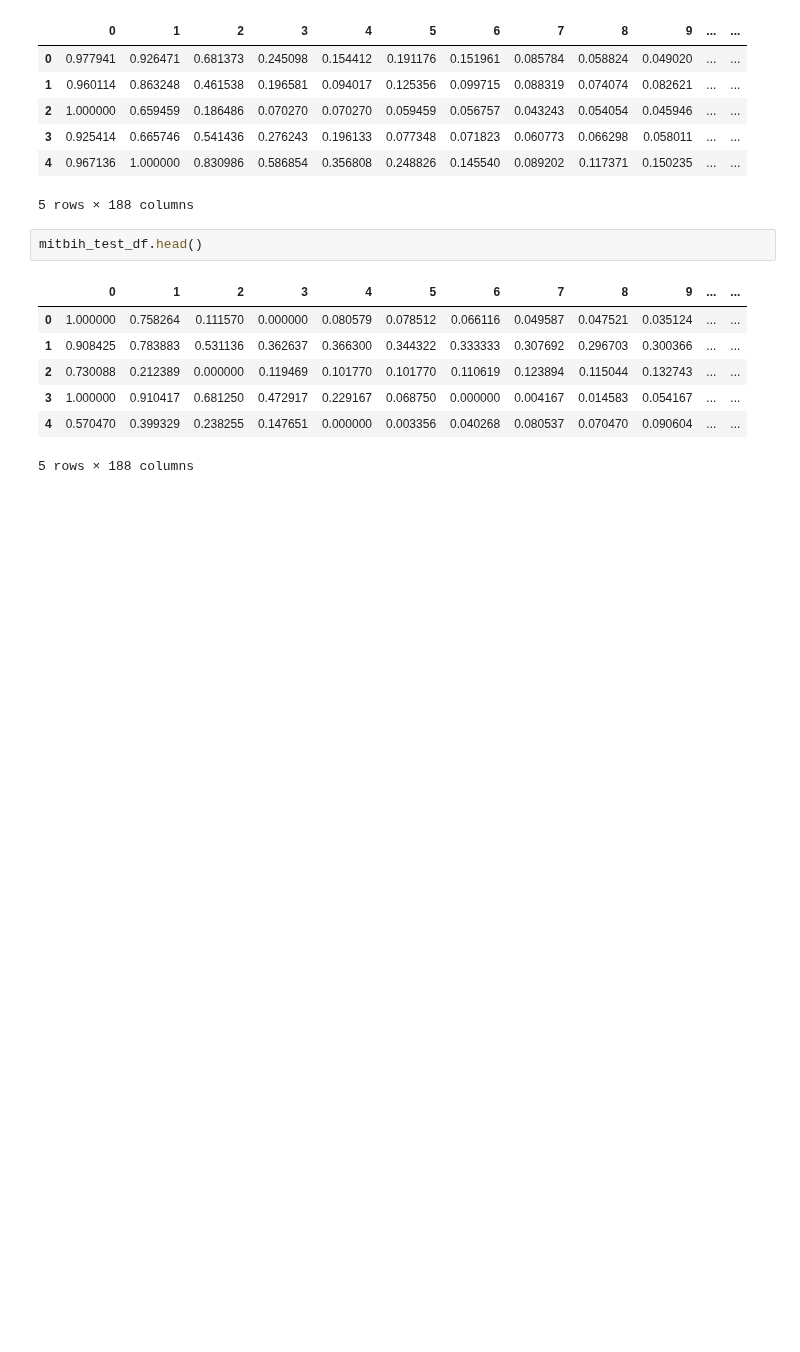
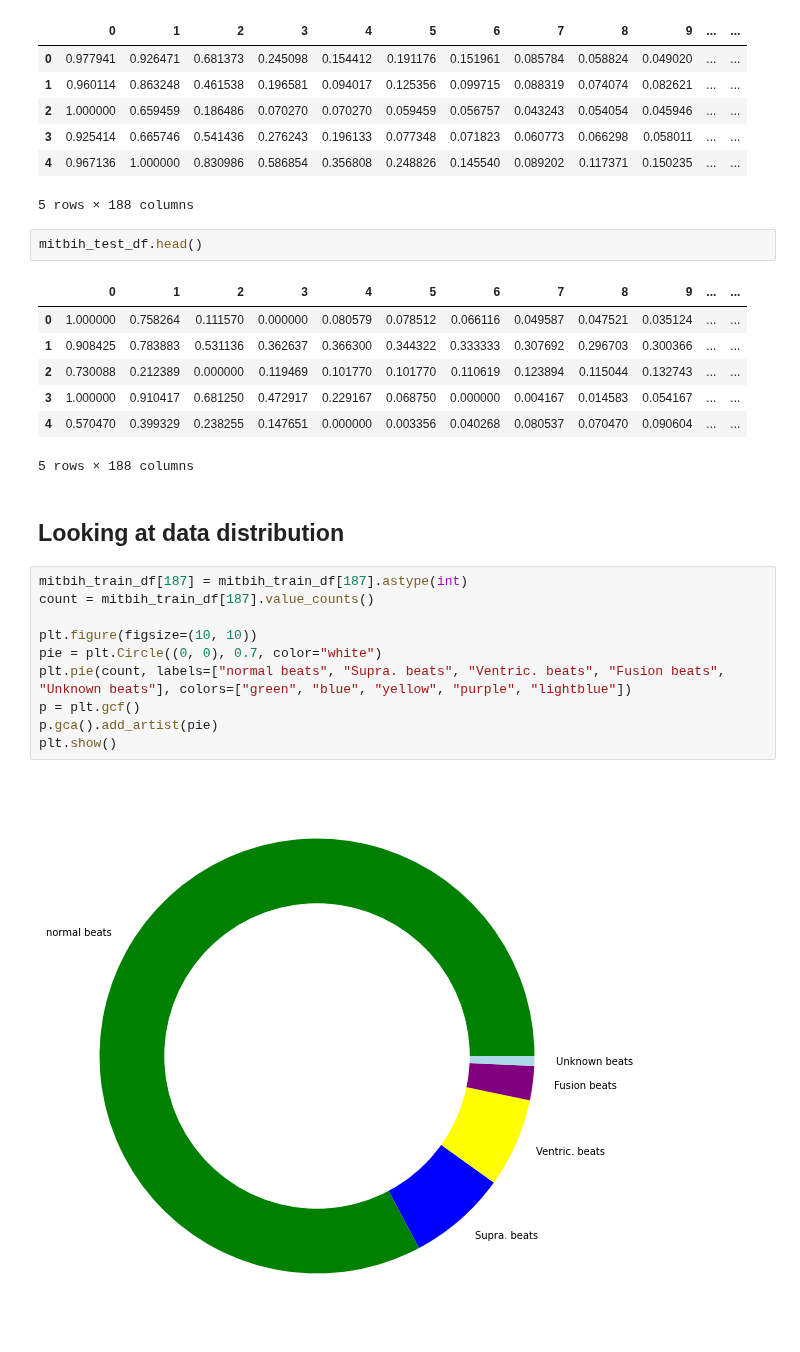
Before and after one commit to dilawarm/federated, a Jupyter notebook: notebooks/DataAnalysis.ipynb, the cells around one changed output. Drawn from its saved outputs; the diff is of its cells as text; blank space fills up the shorter version.

Commit message:
data analysis

```diff
--- a/notebooks/DataAnalysis.ipynb
+++ b/notebooks/DataAnalysis.ipynb
@@ -29,3 +30,17 @@ mitbih_test_df.head()
 | 3 | 1.000000 | 0.910417 | 0.681250 | 0.472917 | 0.229167 | 0.068750 | 0.000000 | 0.004167 | 0.014583 | 0.054167 | ... | ... |
 | 4 | 0.570470 | 0.399329 | 0.238255 | 0.147651 | 0.000000 | 0.003356 | 0.040268 | 0.080537 | 0.070470 | 0.090604 | ... | ... |
 5 rows × 188 columns
+# %% [markdown]
+## Looking at data distribution
+# %%
+mitbih_train_df[187] = mitbih_train_df[187].astype(int)
+count = mitbih_train_df[187].value_counts()
+
+plt.figure(figsize=(10, 10))
+pie = plt.Circle((0, 0), 0.7, color="white")
+plt.pie(count, labels=["normal beats", "Supra. beats", "Ventric. beats", "Fusion beats", "Unknown beats"], colors=["green", "blue", "yellow", "purple", "lightblue"])
+p = plt.gcf()
+p.gca().add_artist(pie)
+plt.show()
+# %% [output]
+[figure, added]
```
Also changed, not shown: parts of 2 cells of this notebook.
